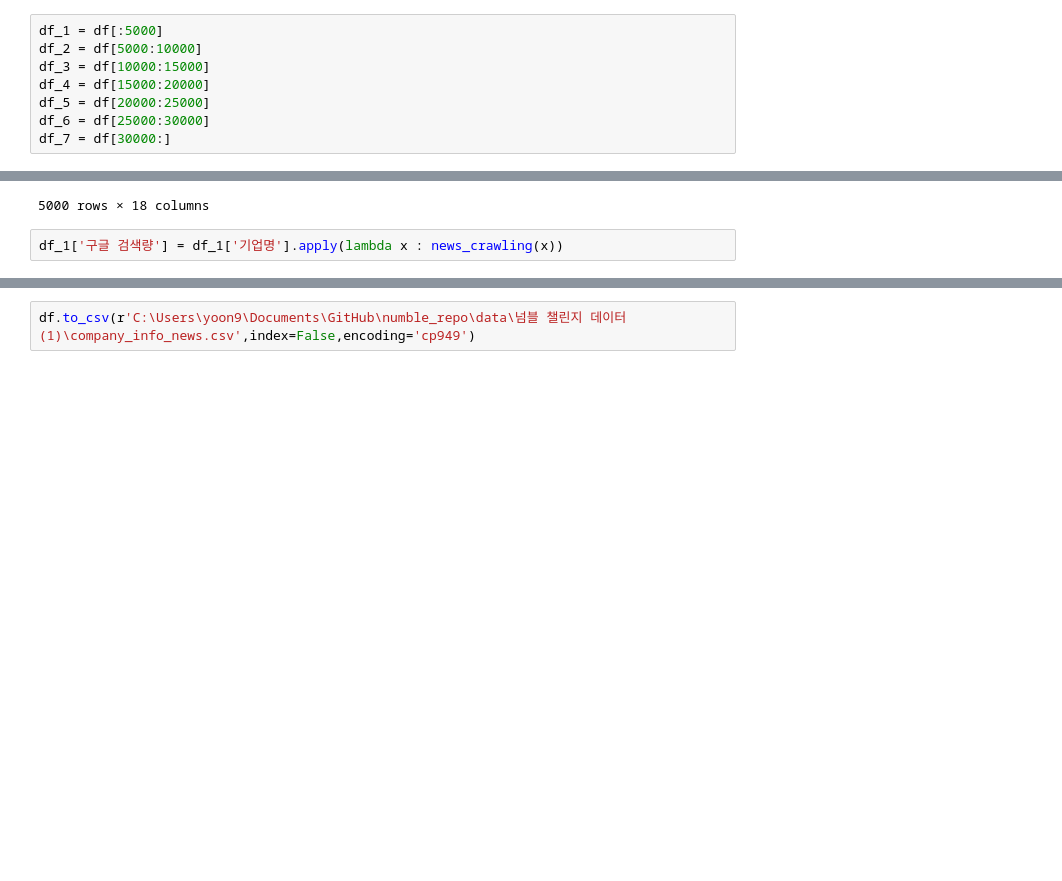
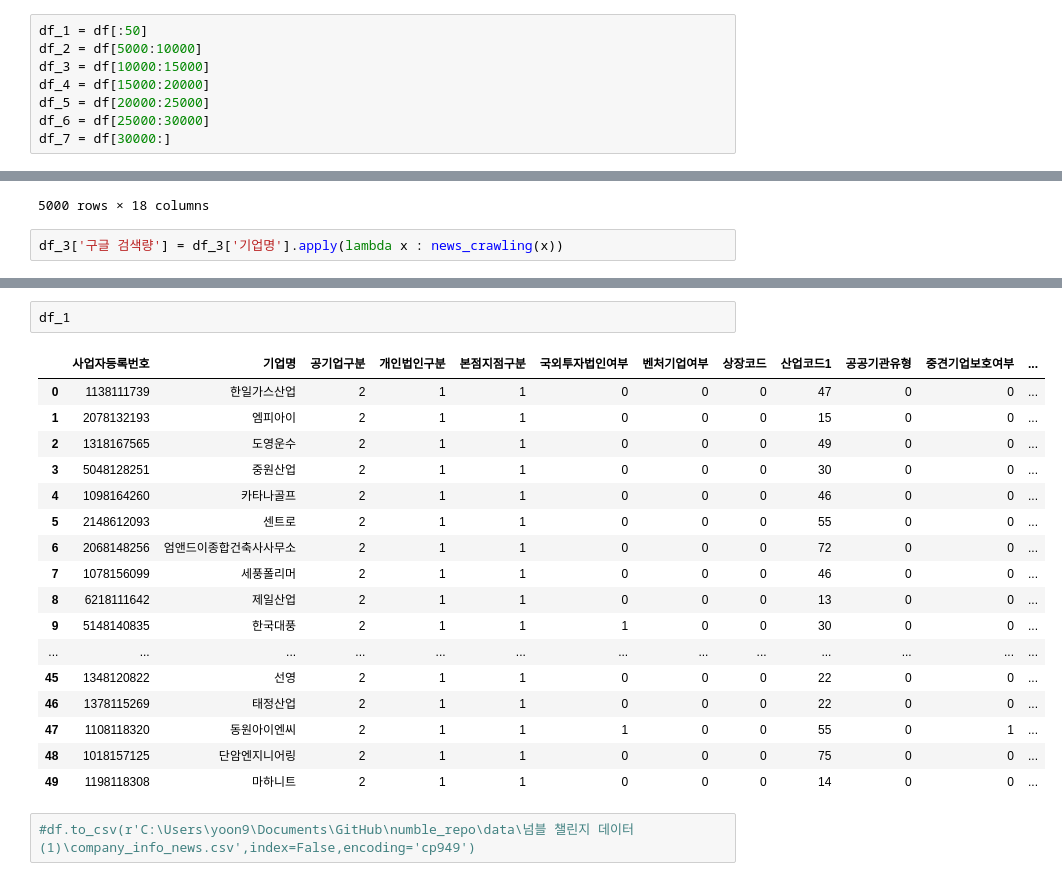
Before and after one commit to YoonJiHwan98/numble_repo, a Jupyter notebook: code/news_crawling.ipynb, the cells around one changed output, grey strips where cells are left out. Drawn from its saved outputs; the diff is of its cells as text; blank space fills up the shorter version.

```diff
--- a/code/news_crawling.ipynb
+++ b/code/news_crawling.ipynb
@@ -46,7 +71,7 @@ def news_crawling(keywords):
 
     return news_cnt
 # %%
-df_1 = df[:5000]
+df_1 = df[:50]
 df_2 = df[5000:10000]
 df_3 = df[10000:15000]
 df_4 = df[15000:20000]
@@ -70,5 +95,5 @@ df_6
 | 29999 | 1348621239 | 회계법인두레 | 2 | 1 | 1 | 0 | 0 | 0 | 71 | 0 | 0 | ... |
 5000 rows × 18 columns
 # %%
-df_1['구글 검색량'] = df_1['기업명'].apply(lambda x : news_crawling(x))
+df_3['구글 검색량'] = df_3['기업명'].apply(lambda x : news_crawling(x))
 # %% [output]
@@ -75,3 +116,23 @@ df_1['구글 검색량'] = df_1['기업명'].apply(lambda x : news_crawling(x))
 KeyboardInterrupt:
+# %%
+df_1
+# %% [output]
+|  | 사업자등록번호 | 기업명 | 공기업구분 | 개인법인구분 | 본점지점구분 | 국외투자법인여부 | 벤처기업여부 | 상장코드 | 산업코드1 | 공공기관유형 | 중견기업보호여부 | ... |
+| 0 | 1138111739 | 한일가스산업 | 2 | 1 | 1 | 0 | 0 | 0 | 47 | 0 | 0 | ... |
+| 1 | 2078132193 | 엠피아이 | 2 | 1 | 1 | 0 | 0 | 0 | 15 | 0 | 0 | ... |
+| 2 | 1318167565 | 도영운수 | 2 | 1 | 1 | 0 | 0 | 0 | 49 | 0 | 0 | ... |
+| 3 | 5048128251 | 중원산업 | 2 | 1 | 1 | 0 | 0 | 0 | 30 | 0 | 0 | ... |
+| 4 | 1098164260 | 카타나골프 | 2 | 1 | 1 | 0 | 0 | 0 | 46 | 0 | 0 | ... |
+| 5 | 2148612093 | 센트로 | 2 | 1 | 1 | 0 | 0 | 0 | 55 | 0 | 0 | ... |
+| 6 | 2068148256 | 엄앤드이종합건축사사무소 | 2 | 1 | 1 | 0 | 0 | 0 | 72 | 0 | 0 | ... |
+| 7 | 1078156099 | 세풍폴리머 | 2 | 1 | 1 | 0 | 0 | 0 | 46 | 0 | 0 | ... |
+| 8 | 6218111642 | 제일산업 | 2 | 1 | 1 | 0 | 0 | 0 | 13 | 0 | 0 | ... |
+| 9 | 5148140835 | 한국대풍 | 2 | 1 | 1 | 1 | 0 | 0 | 30 | 0 | 0 | ... |
+| ... | ... | ... | ... | ... | ... | ... | ... | ... | ... | ... | ... | ... |
+| 45 | 1348120822 | 선영 | 2 | 1 | 1 | 0 | 0 | 0 | 22 | 0 | 0 | ... |
+| 46 | 1378115269 | 태정산업 | 2 | 1 | 1 | 0 | 0 | 0 | 22 | 0 | 0 | ... |
+| 47 | 1108118320 | 동원아이엔씨 | 2 | 1 | 1 | 1 | 0 | 0 | 55 | 0 | 1 | ... |
+| 48 | 1018157125 | 단암엔지니어링 | 2 | 1 | 1 | 0 | 0 | 0 | 75 | 0 | 0 | ... |
+| 49 | 1198118308 | 마하니트 | 2 | 1 | 1 | 0 | 0 | 0 | 14 | 0 | 0 | ... |
 # %%
-df.to_csv(r'C:\Users\yoon9\Documents\GitHub\numble_repo\data\넘블 챌린지 데이터 (1)\company_info_news.csv',index=False,encoding='cp949')
+#df.to_csv(r'C:\Users\yoon9\Documents\GitHub\numble_repo\data\넘블 챌린지 데이터 (1)\company_info_news.csv',index=False,encoding='cp949')
```
Also changed, not shown: parts of 5 cells of this notebook, 4 other files.
